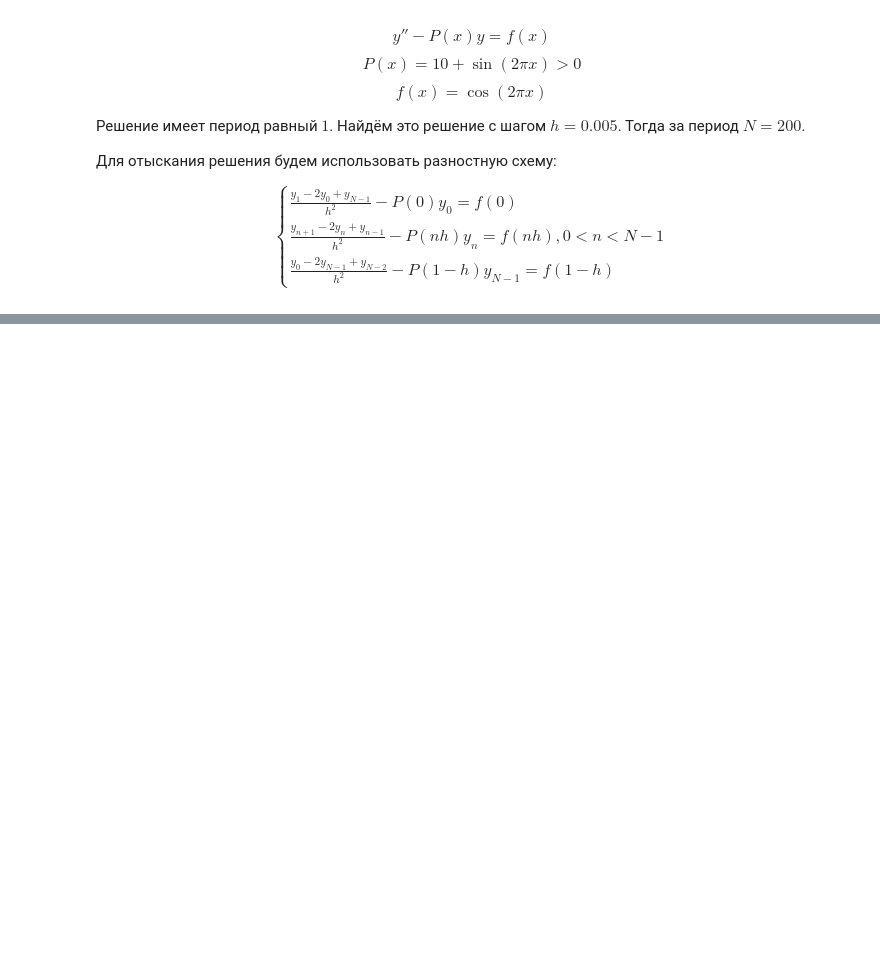
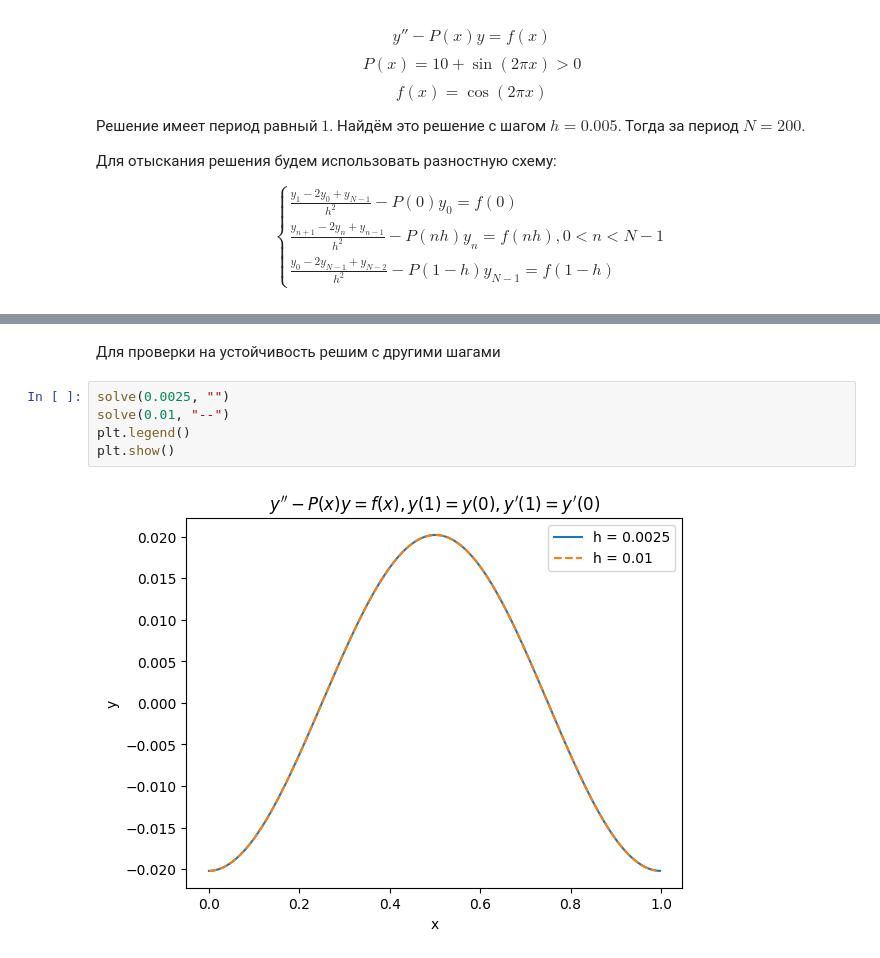
Before and after one commit to VoyakaGOD/computational-mathematics, a Jupyter notebook: boundary-value-problem-for-ODE.ipynb, the cells around one changed output, grey strips where cells are left out. Cells and saved outputs as stored; diff of their text form; blank space fills up the shorter version.

```diff
--- a/boundary-value-problem-for-ODE.ipynb
+++ b/boundary-value-problem-for-ODE.ipynb
@@ -41,0 +44,9 @@ show_result([n*h for n in range(N)], ys)
+# %% [markdown]
+Для проверки на устойчивость решим с другими шагами
+# %%
+solve(0.0025, "")
+solve(0.01, "--")
+plt.legend()
+plt.show()
+# %% [output]
+[figure, added]
```
Also changed, not shown: parts of 1 cell of this notebook, 2 other files.
